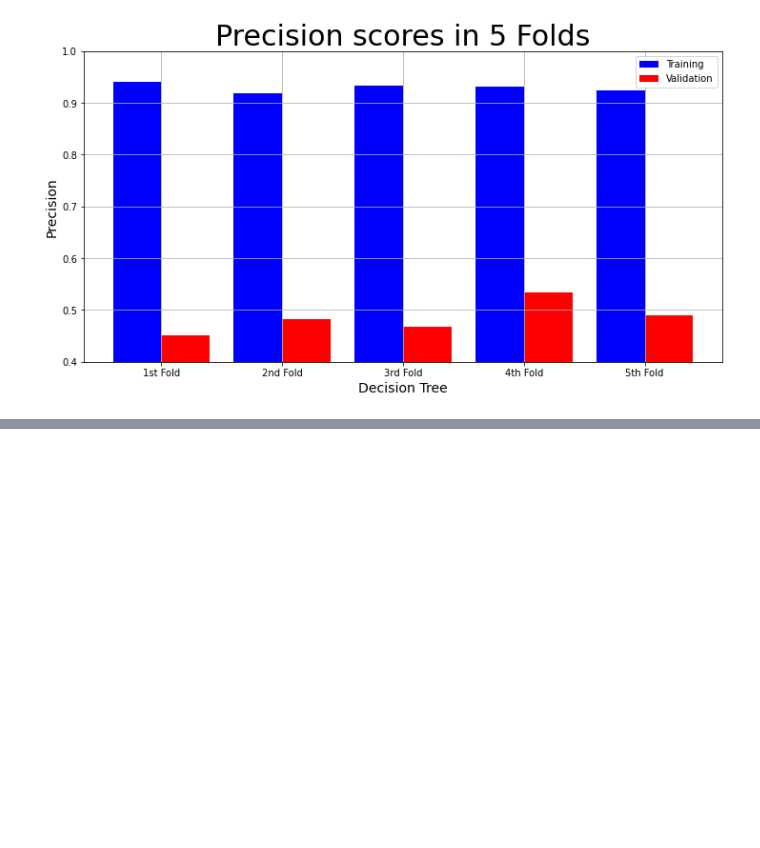
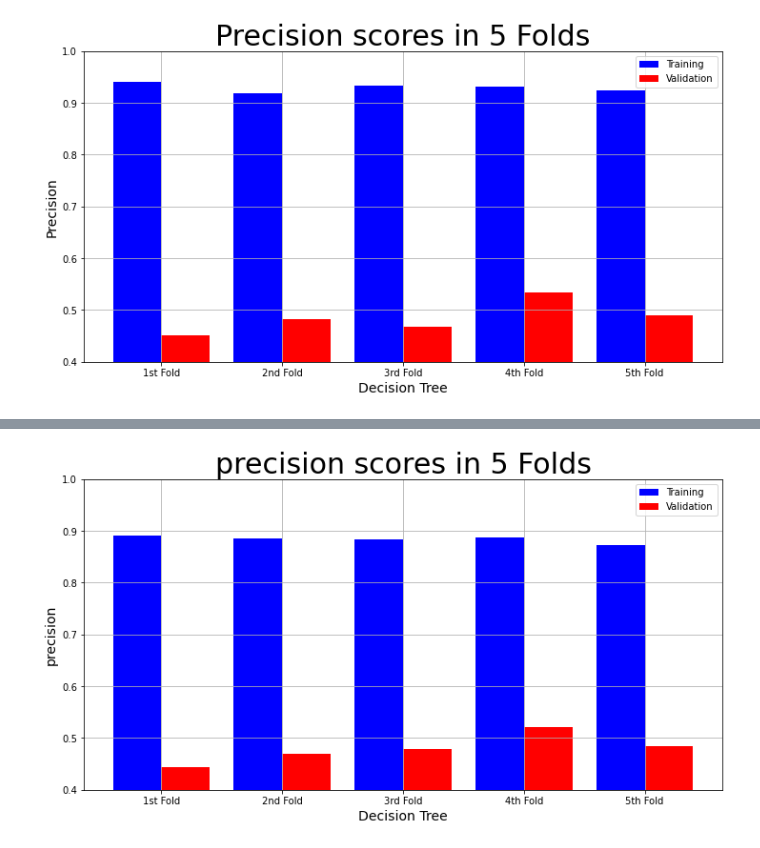
Before and after one commit to wakura-mbuya/abtest-mlops, a Jupyter notebook: notebooks/decission_tress.ipynb, the cells around one changed output, grey strips where cells are left out. Cells and saved outputs as stored; diff of their text form; code cells hidden in the pictures; blank space fills up the shorter version.

```diff
--- a/notebooks/decission_tress.ipynb
+++ b/notebooks/decission_tress.ipynb
@@ -137,0 +166,5 @@ ml.plot_result(model_name, "Precision", "Precision scores in 5 Folds", decision_
+# %%
+# Plot Precision Result
+ml.plot_result(model_name, "precision", "precision scores in 5 Folds", decision_tree_result_2["Training Precision scores"], decision_tree_result_2["Validation Precision scores"])
+# %% [output]
+[figure, added]
```
Also changed, not shown: parts of 9 cells of this notebook.
